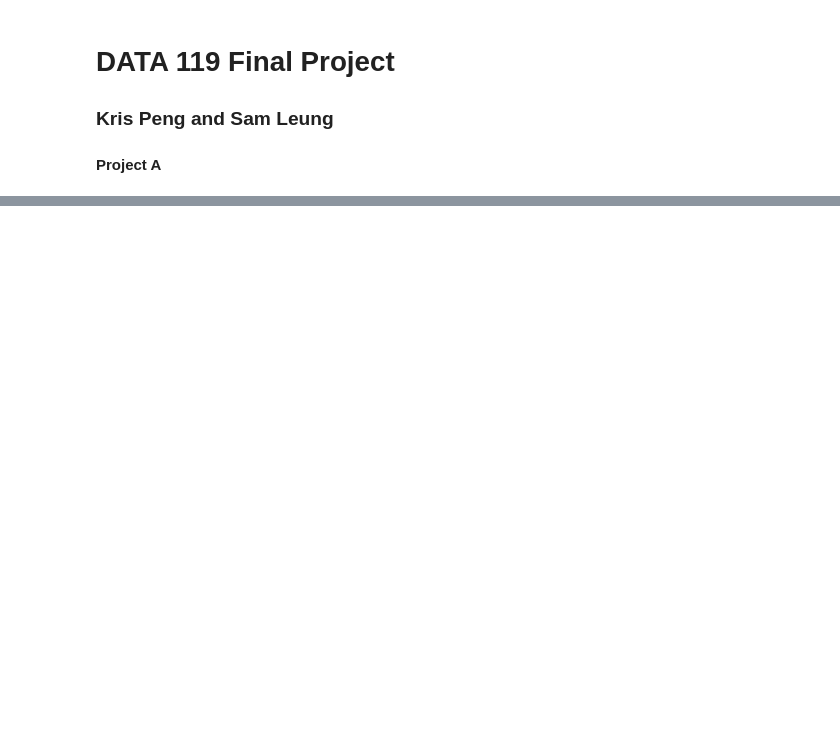
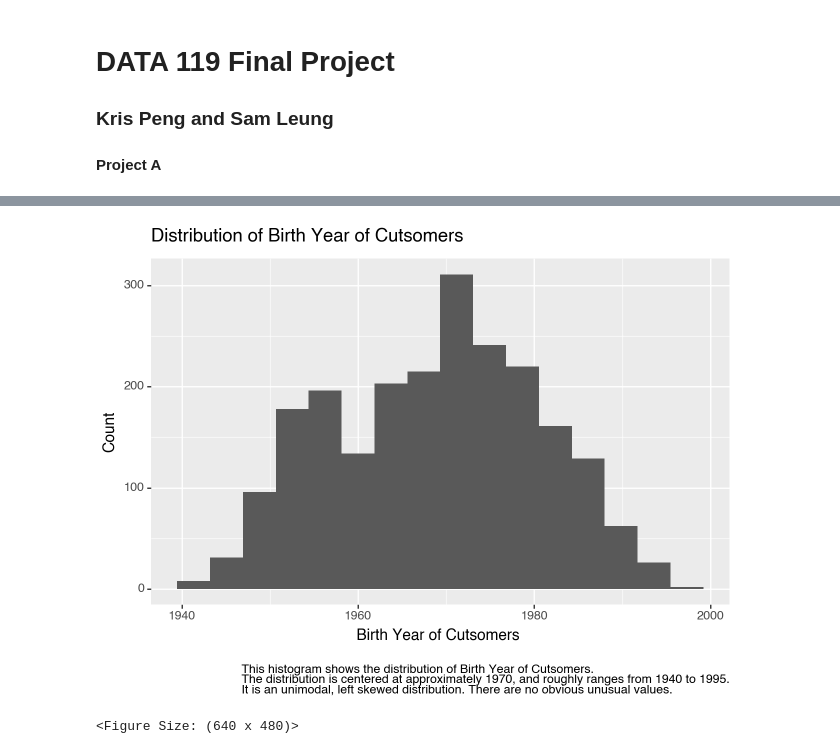
Before and after one commit to Kris-Peng/DATA119FINALProject, a Jupyter notebook: FinalProjectKrisSam.ipynb, the cells around one changed output, grey strips where cells are left out. Cells and saved outputs as stored; diff of their text form; code cells hidden in the pictures; blank space fills up the shorter version.

```diff
--- a/FinalProjectKrisSam.ipynb
+++ b/FinalProjectKrisSam.ipynb
@@ -398,0 +37,6 @@ The percent of missing values is  0.0 %
+# %%
+#These variables are meaningless
+#so we decide to delete them
+
+df = df.drop(columns=['ID', 'Z_CostContact','Z_Revenue'])
+df.columns
@@ -398,0 +52,5 @@ The percent of missing values is  0.0 %
+# %%
+# Name the variables in a more meaning way
+
+df = df.rename(columns={"Response": "AcceptedLastCmp"})
+df.columns
@@ -398,0 +66,4 @@ The percent of missing values is  0.0 %
+# %%
+df['Income'].isna().sum() / df.shape[0]
+#only 1% missing data, so let's drop it
+df = df.dropna()
@@ -398,0 +83,8 @@ The percent of missing values is  0.0 %
+# %%
+print(df[df['Year_Birth'] < 1920]['Dt_Customer'])
+print("It looks like some data entry error")
+print("because it is quite impossible to be born that early \nand become a customer for the first time in 2010s.")
+print("So we can delete the data")
+
+index = df[df['Year_Birth'] < 1920].index
+df = df.drop(index)
@@ -398,0 +113,12 @@ The percent of missing values is  0.0 %
+# %%
+# Visualize the distirbution of variables
+(p9.ggplot(df) +
+ p9.aes (x = 'Year_Birth') +
+ p9.geom_histogram(bins=16)+
+ p9.labs(x = "Birth Year of Cutsomers \n", y = "Count",title= "Distribution of Birth Year of Cutsomers",
+         caption = "This histogram shows the distribution of Birth Year of Cutsomers.\n" +
+          "The distribution is centered at approximately 1970, and roughly ranges from 1940 to 1995.\n" +
+          "It is an unimodal, left skewed distribution. There are no obvious unusual values."))
+# %% [output]
+[figure, added]
+<Figure Size: (640 x 480)>
```
Also changed, not shown: parts of 55 cells of this notebook, 1 other file.
